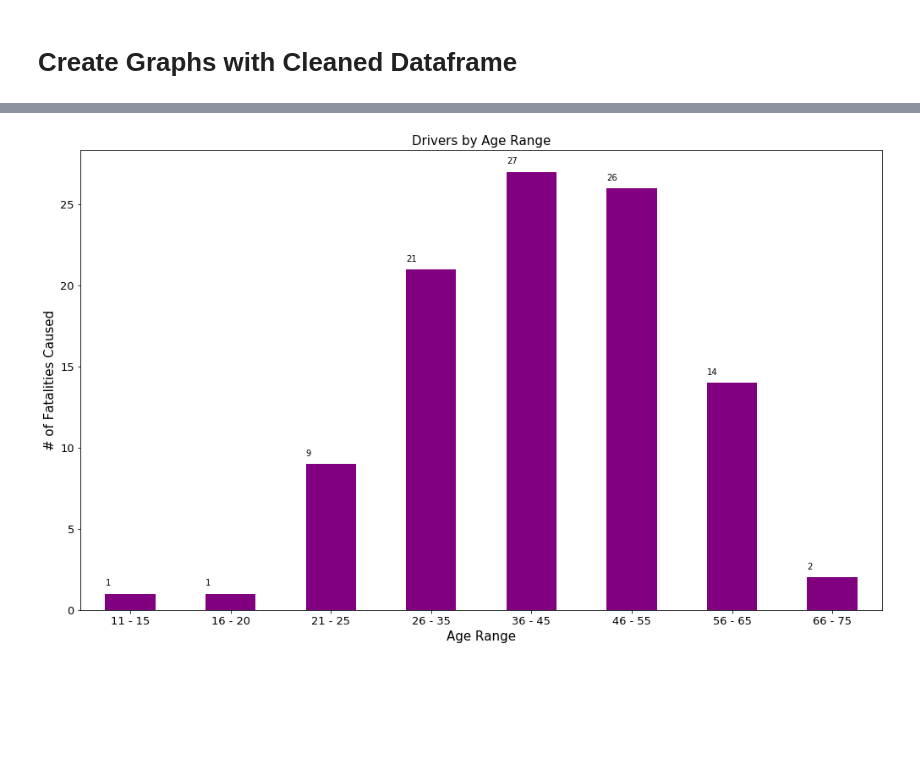
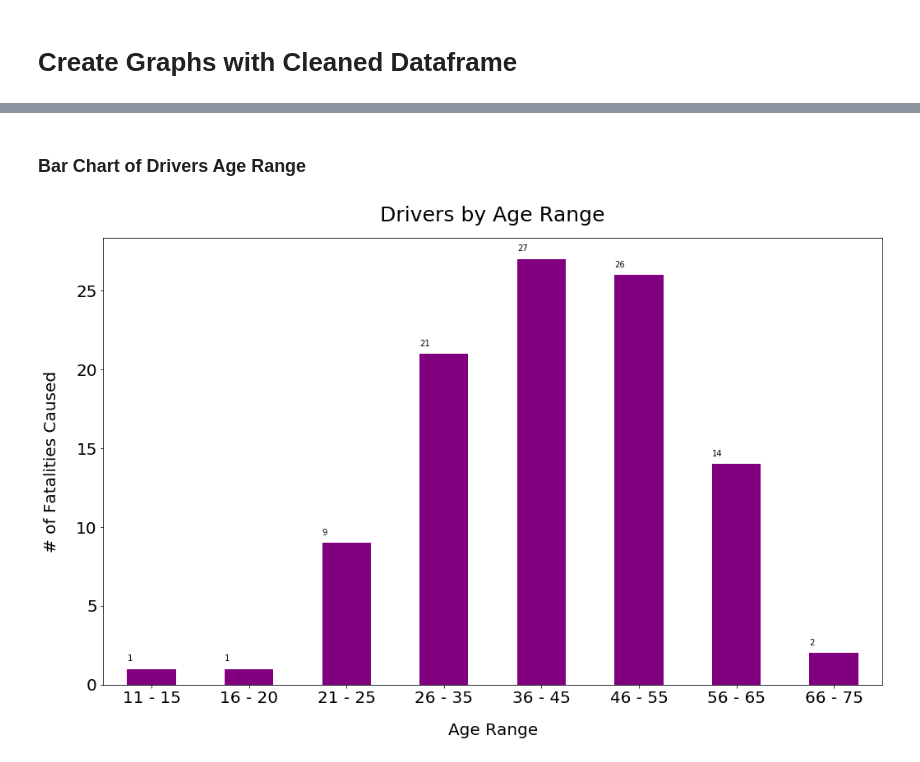
Before and after one commit to rawlam/cycling-collision-stats, a Jupyter notebook: cyclestreet_london_fatal.ipynb, the cells around one changed output, grey strips where cells are left out. Cells and saved outputs as stored; diff of their text form; code cells hidden in the pictures; blank space fills up the shorter version.

```diff
--- a/cyclestreet_london_fatal.ipynb
+++ b/cyclestreet_london_fatal.ipynb
@@ -109,4 +104,4 @@ renamed_fatal_cycle_df.to_csv("output_data/reduced2_fatal_cyclingstreets_central
 # Create Graphs with Cleaned Dataframe
 # %%
 # Read csv file
-cleaned_fatal_cycle_df = pd.read_csv("output_data/reduced2_fatal_cyclingstreets_central_london.csv")
+cleaned_fatal_cycle_df = pd.read_csv("output_data/reduced_fatal_cyclingstreets_central_london.csv")
@@ -150,17 +149,18 @@ age_of_casualty = age_of_casualty["Age Band of Casualty"].value_counts()
 age_of_casualty = age_of_casualty[["6 - 10", "11 - 15", "16 - 20", "21 - 25", "26 - 35",
                                    "36 - 45", "46 - 55", "56 - 65", "66 - 75", "Over 75"]]
 
-age_of_casualty_graph = age_of_casualty.plot(kind="bar", rot=0, color="orange", fontsize=13, legend=False, figsize=(17,10))
+age_of_casualty_graph = age_of_casualty.plot(kind="bar", rot=0, color="orange", fontsize=20,
+                                             legend=False, figsize=(17,10))
 
-age_of_casualty_graph.set_title("Number of Fatalities by Age Range", fontsize=15)
-age_of_casualty_graph.set_xlabel("Age Range", fontsize=15)
-age_of_casualty_graph.set_ylabel("# of Fatalities", fontsize=15)
+age_of_casualty_graph.set_title("Number of Fatalities by Age Range", fontsize=25, pad=20)
+age_of_casualty_graph.set_xlabel("Age Range", fontsize=20, labelpad=20)
+age_of_casualty_graph.set_ylabel("# of Fatalities", fontsize=20, labelpad=20)
 
 for p in age_of_casualty_graph.patches:
     age_of_casualty_graph.annotate(str(p.get_height()), (p.get_x(), p.get_height() + 0.5))
 
 # Save the figure
-plt.savefig("output_data/age_of_casualty_graph.png")
+plt.savefig("output_data/fig1.2_age_of_casualty_graph.png")
 
 plt.show()
 # %% [output]
@@ -168,23 +168,26 @@ plt.show()
+# %% [markdown]
+### Bar Chart of Drivers Age Range
 # %%
 # Age of Drivers
 age_of_driver = cleaned_fatal_cycle_df.loc[cleaned_fatal_cycle_df["Age Band of Driver"] != "Data missing or out of range"]
 age_of_driver = age_of_driver["Age Band of Driver"].value_counts()
 
 age_of_driver = age_of_driver[["11 - 15", "16 - 20", "21 - 25", "26 - 35",
                                "36 - 45", "46 - 55", "56 - 65", "66 - 75"]]
 
-age_of_driver_graph = age_of_driver.plot(kind="bar", rot=0, color="purple", fontsize=13, legend=False, figsize=(17,10))
+age_of_driver_graph = age_of_driver.plot(kind="bar", rot=0, color="purple", fontsize=20,
+                                         legend=False, figsize=(17,10))
 
-age_of_driver_graph.set_title("Drivers by Age Range", fontsize=15)
-age_of_driver_graph.set_xlabel("Age Range", fontsize=15)
-age_of_driver_graph.set_ylabel("# of Fatalities Caused", fontsize=15)
+age_of_driver_graph.set_title("Drivers by Age Range", fontsize=25, pad=20)
+age_of_driver_graph.set_xlabel("Age Range", fontsize=20, labelpad=20)
+age_of_driver_graph.set_ylabel("# of Fatalities Caused", fontsize=20, labelpad=20)
 
 for p in age_of_driver_graph.patches:
     age_of_driver_graph.annotate(str(p.get_height()), (p.get_x(), p.get_height() + 0.5))
 
 # Save the figure
-plt.savefig("output_data/age_of_driver_graph.png")
+plt.savefig("output_data/fig2.2_age_of_driver_graph.png")
 
 plt.show()
 # %% [output]
-[figure, old version]
+[figure, new version]
```
Also changed, not shown: parts of 22 cells of this notebook, 37 other files.
